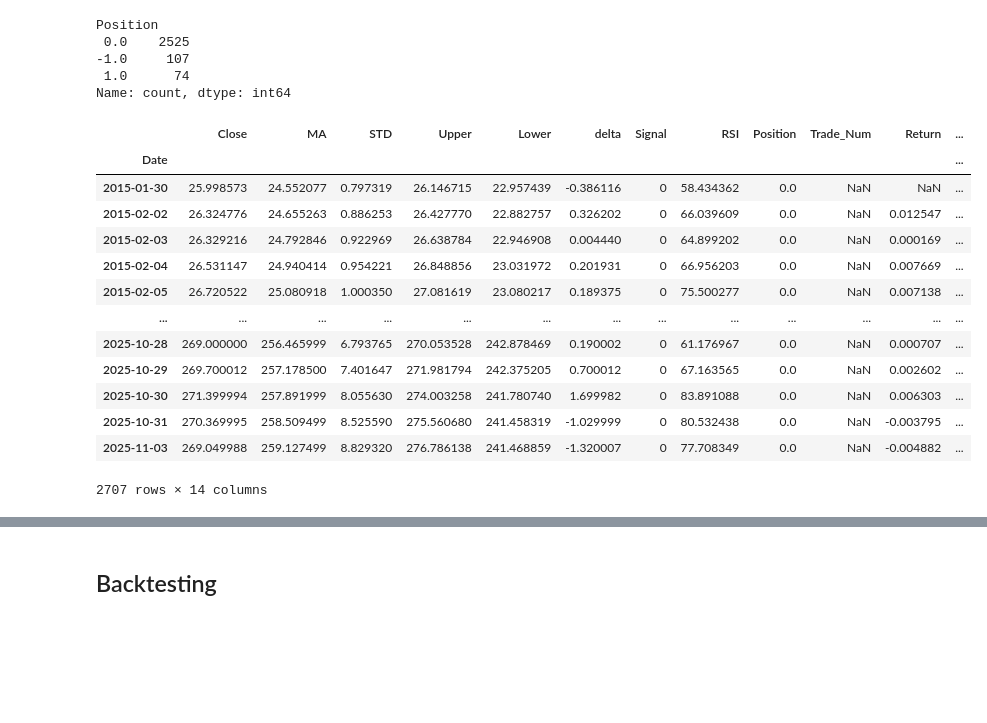
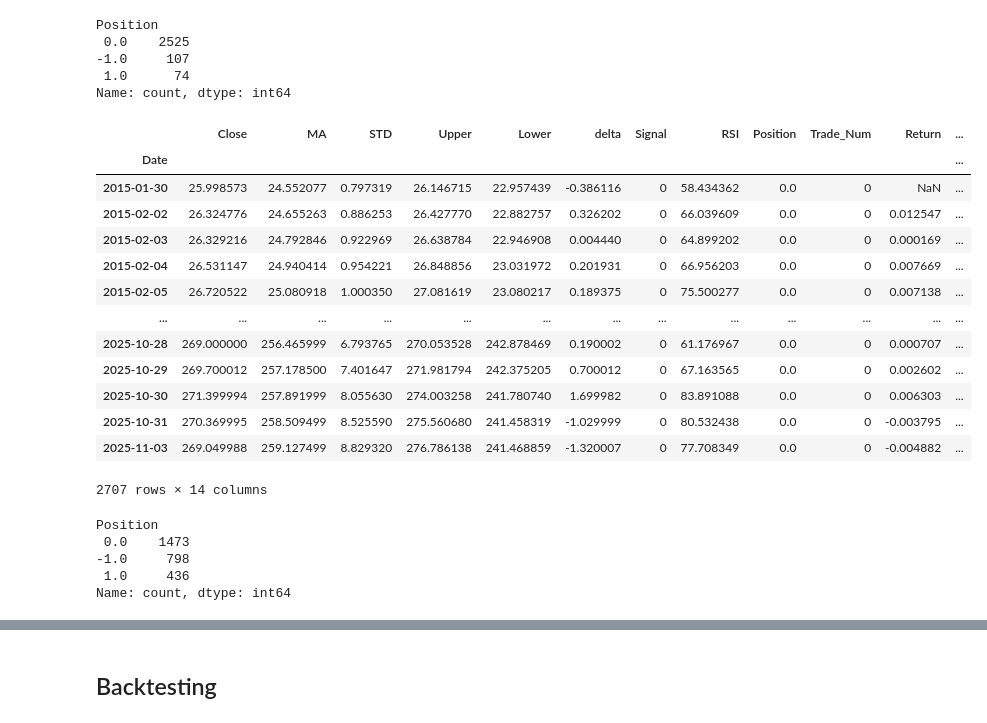
Before and after one commit to JamieW365/trading_algos, a Jupyter notebook: project2_bollinger/bollinger_mean_reversion.ipynb, the cells around one changed output, grey strips where cells are left out. Cells and saved outputs as stored; diff of their text form; code cells hidden in the pictures; blank space fills up the shorter version.

Commit message:
track individual trade performance

```diff
--- a/project2_bollinger/bollinger_mean_reversion.ipynb
+++ b/project2_bollinger/bollinger_mean_reversion.ipynb
@@ -153,6 +153,9 @@ def bollinger(df,
 
     position = 0.0 # 1 = LONG, -1 = SHORT, 0 = FLAT
     df['Position'] = position # Initial FLAT (No position)
+    trade_num = 0
+    last_trade_num = 0
+    df['Trade_Num'] = trade_num # Track all indivdual trades
 
     for i in range(1, len(df)):
 
@@ -163,6 +166,9 @@ def bollinger(df,
         prev_upper = df['Upper'].iloc[i-1] # Previous closing upper bollinger limit
         prev_lower = df['Lower'].iloc[i-1] # Previous closing lower bollinger limit
 
+        if position != 0:
+            last_trade_num = trade_num
+
         # Only hold position for a single period of trading
         if exit_method == 'single':
             position = 0
@@ -171,48 +177,64 @@ def bollinger(df,
         if position == 0: # FLAT
             if prev_price < prev_lower and prev_rsi < 30: # If price crosses the lower band & stock is undersold
                 position = 1 # Open a LONG position
+                trade_num = last_trade_num + 1 # Flag new trade position
             elif prev_price > prev_upper and prev_rsi > 70: # If price crosses the upper band & stock is oversold
                 position = -1 # Open a SHORT position
+                trade_num = last_trade_num + 1 # Flag new trade position
         # EXIT RULES
         else:
             match exit_method:
                 case 'bound':
                     if position == 1 and prev_price > prev_lower: # If position is LONG and price crosses below the upper bollinger limit
                         position = 0 # Exit LONG position
+                        trade_num = 0
                     elif position == -1 and prev_price < prev_upper: # If position is SHORT and price crosses above the lower bollinger limit
                         position = 0 # Exit SHORT position
+                        trade_num = 0
 
                 case 'ma':
                     if position == 1 and prev_price >= prev_ma: #and prev_price > prev_ma:
                         position = 0 # Exit LONG when price crosses below MA
+                        trade_num = 0
                     elif position == -1 and prev_price <= prev_ma: #and prev_price < prev_ma:
                         position = 0 # Exit SHORT when price crosses above MA
+                        trade_num = 0
 
         # Period parameters will signal the position for the next trading period
         df.loc[df.index[i-1], 'Signal'] = position
         # Indicate whether we are currently in a LONG or SHORT position
         df.loc[df.index[i], 'Position'] = float(position)
+        # Track trade number
+        df.loc[df.index[i], 'Trade_Num'] = trade_num
 
     df['Return'] = df['Close'].pct_change()
     df['Strategy'] = df['Position'] * df['Return']
     df['Strategy_Curve'] = (1 + df['Strategy']).cumprod()
     df['BuyHold_Curve'] = (1 + df['Return']).cumprod()
 
     return df
 
-bollinger(df, 'bound')
+bollinger(df, 'ma')
 # %% [output]
 |  | Close | MA | STD | Upper | Lower | delta | Signal | RSI | Position | Trade_Num | Return | ... |
 | Date |  |  |  |  |  |  |  |  |  |  |  | ... |
-| 2015-01-30 | 25.998573 | 24.552077 | 0.797319 | 26.146715 | 22.957439 | -0.386116 | 0 | 58.434362 | 0.0 | NaN | NaN | ... |
-| 2015-02-02 | 26.324776 | 24.655263 | 0.886253 | 26.427770 | 22.882757 | 0.326202 | 0 | 66.039609 | 0.0 | NaN | 0.012547 | ... |
-| 2015-02-03 | 26.329216 | 24.792846 | 0.922969 | 26.638784 | 22.946908 | 0.004440 | 0 | 64.899202 | 0.0 | NaN | 0.000169 | ... |
-| 2015-02-04 | 26.531147 | 24.940414 | 0.954221 | 26.848856 | 23.031972 | 0.201931 | 0 | 66.956203 | 0.0 | NaN | 0.007669 | ... |
-| 2015-02-05 | 26.720522 | 25.080918 | 1.000350 | 27.081619 | 23.080217 | 0.189375 | 0 | 75.500277 | 0.0 | NaN | 0.007138 | ... |
+| 2015-01-30 | 25.998573 | 24.552077 | 0.797319 | 26.146715 | 22.957439 | -0.386116 | 0 | 58.434362 | 0.0 | 0 | NaN | ... |
+| 2015-02-02 | 26.324776 | 24.655263 | 0.886253 | 26.427770 | 22.882757 | 0.326202 | 0 | 66.039609 | 0.0 | 0 | 0.012547 | ... |
+| 2015-02-03 | 26.329216 | 24.792846 | 0.922969 | 26.638784 | 22.946908 | 0.004440 | 0 | 64.899202 | 0.0 | 0 | 0.000169 | ... |
+| 2015-02-04 | 26.531147 | 24.940414 | 0.954221 | 26.848856 | 23.031972 | 0.201931 | 0 | 66.956203 | 0.0 | 0 | 0.007669 | ... |
+| 2015-02-05 | 26.720522 | 25.080918 | 1.000350 | 27.081619 | 23.080217 | 0.189375 | 0 | 75.500277 | 0.0 | 0 | 0.007138 | ... |
 | ... | ... | ... | ... | ... | ... | ... | ... | ... | ... | ... | ... | ... |
-| 2025-10-28 | 269.000000 | 256.465999 | 6.793765 | 270.053528 | 242.878469 | 0.190002 | 0 | 61.176967 | 0.0 | NaN | 0.000707 | ... |
-| 2025-10-29 | 269.700012 | 257.178500 | 7.401647 | 271.981794 | 242.375205 | 0.700012 | 0 | 67.163565 | 0.0 | NaN | 0.002602 | ... |
-| 2025-10-30 | 271.399994 | 257.891999 | 8.055630 | 274.003258 | 241.780740 | 1.699982 | 0 | 83.891088 | 0.0 | NaN | 0.006303 | ... |
-| 2025-10-31 | 270.369995 | 258.509499 | 8.525590 | 275.560680 | 241.458319 | -1.029999 | 0 | 80.532438 | 0.0 | NaN | -0.003795 | ... |
-| 2025-11-03 | 269.049988 | 259.127499 | 8.829320 | 276.786138 | 241.468859 | -1.320007 | 0 | 77.708349 | 0.0 | NaN | -0.004882 | ... |
+| 2025-10-28 | 269.000000 | 256.465999 | 6.793765 | 270.053528 | 242.878469 | 0.190002 | 0 | 61.176967 | 0.0 | 0 | 0.000707 | ... |
+| 2025-10-29 | 269.700012 | 257.178500 | 7.401647 | 271.981794 | 242.375205 | 0.700012 | 0 | 67.163565 | 0.0 | 0 | 0.002602 | ... |
+| 2025-10-30 | 271.399994 | 257.891999 | 8.055630 | 274.003258 | 241.780740 | 1.699982 | 0 | 83.891088 | 0.0 | 0 | 0.006303 | ... |
+| 2025-10-31 | 270.369995 | 258.509499 | 8.525590 | 275.560680 | 241.458319 | -1.029999 | 0 | 80.532438 | 0.0 | 0 | -0.003795 | ... |
+| 2025-11-03 | 269.049988 | 259.127499 | 8.829320 | 276.786138 | 241.468859 | -1.320007 | 0 | 77.708349 | 0.0 | 0 | -0.004882 | ... |
 2707 rows × 14 columns
+# %%
+df['Position'].value_counts()
+# %% [output]
+Position
+ 0.0    1473
+-1.0     798
+ 1.0     436
+Name: count, dtype: int64
```
Also changed, not shown: parts of 1 cell of this notebook.
